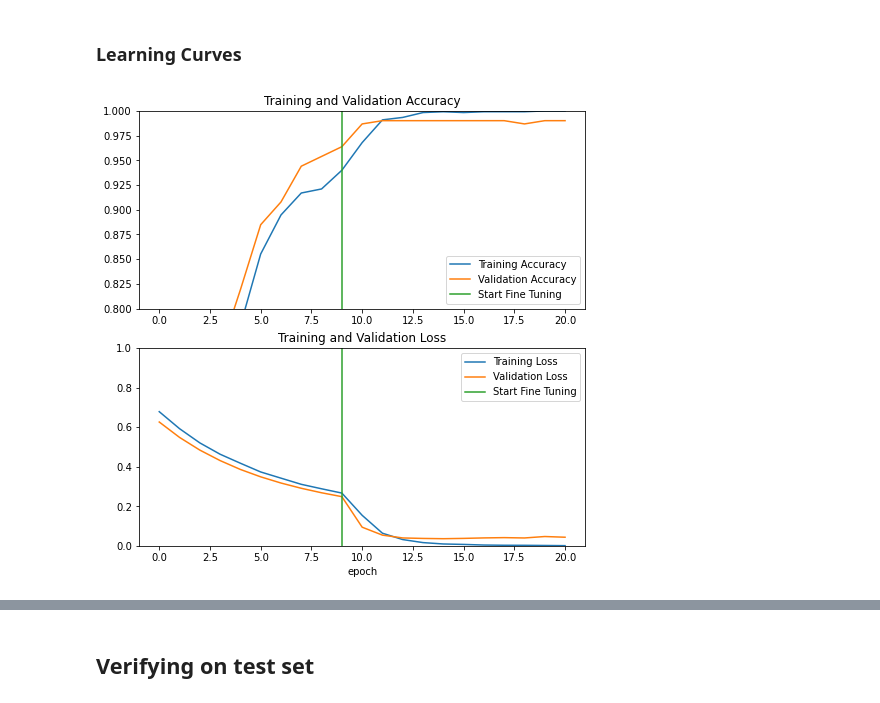
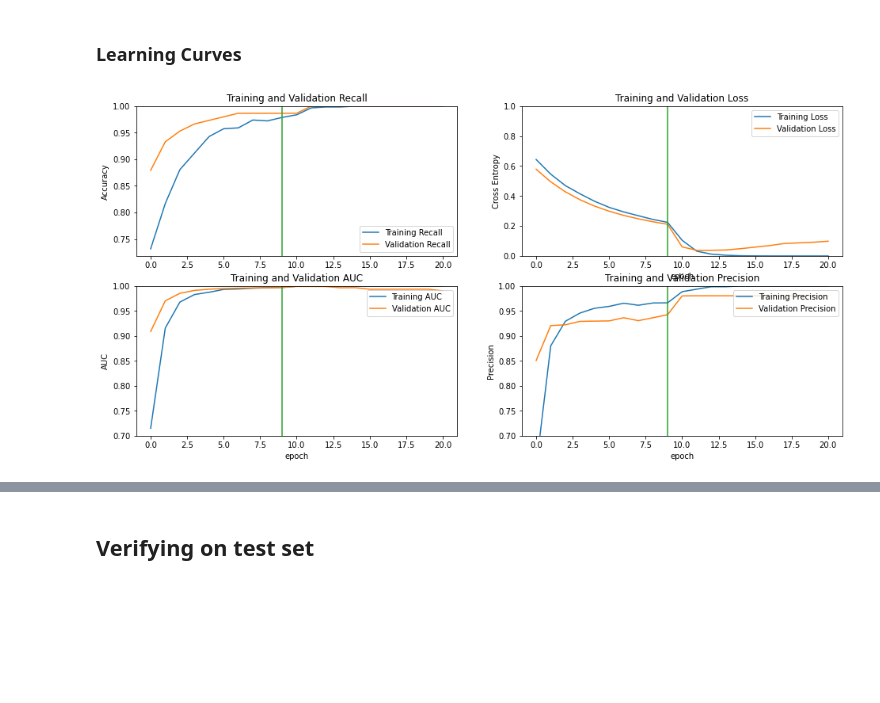
Before and after one commit to charliegallop/FireIdentificationmCNN, a Jupyter notebook: code/Notebooks/TL_EfficientNetB4.ipynb, the cells around one changed output, grey strips where cells are left out. Drawn from its saved outputs; the diff is of its cells as text; code cells hidden in the pictures; blank space fills up the shorter version.

```diff
--- a/code/Notebooks/TL_EfficientNetB4.ipynb
+++ b/code/Notebooks/TL_EfficientNetB4.ipynb
@@ -159,7 +158,7 @@ print(feature_batch_average.shape)
 # %% [output]
 (32, 1792)
 # %%
-prediction_layer = tf.keras.layers.Dense(1)
+prediction_layer = tf.keras.layers.Dense(1, activation = 'sigmoid')
 prediction_batch = prediction_layer(feature_batch_average)
 print(prediction_batch.shape)
 # %% [output]
@@ -167,7 +166,7 @@ print(prediction_batch.shape)
 # %% [markdown]
 ### Chain together the model
 # %%
-inputs = tf.keras.Input(shape = (160, 160, 3))
+inputs = tf.keras.Input(shape = (IMG_SHAPE))
 x = base_model(inputs, training = False)
 x = global_average_layer(x)
 x = tf.keras.layers.Dropout(0.2)(x)
@@ -176,10 +175,13 @@ model = tf.keras.Model(inputs, outputs)
 # %% [markdown]
 ### Compile the model
 # %%
+# Useful metrics paper:
+# https://www.tensorflow.org/tutorials/structured_data/imbalanced_data
+
 base_learning_rate = 0.0001
 model.compile(optimizer = tf.keras.optimizers.Adam(learning_rate = base_learning_rate),
               loss = tf.keras.losses.BinaryCrossentropy(from_logits=(True)),
-              metrics = ['accuracy'])
+              metrics = [tf.keras.metrics.Precision(name = "precision"), tf.keras.metrics.Recall(name = "recall"),tf.keras.metrics.AUC(name = "auc")] )
 # %%
 
 model.summary()
@@ -307,7 +337,7 @@ for layer in base_model.layers[:fine_tune_at]:
 
 model.compile(loss = tf.keras.losses.BinaryCrossentropy(from_logits = True),
               optimizer = tf.keras.optimizers.RMSprop(learning_rate = base_learning_rate/10),
-              metrics = ['accuracy'])
+              metrics = [tf.keras.metrics.Precision(name = "precision"), tf.keras.metrics.Recall(name = "recall"),tf.keras.metrics.AUC(name = "auc")])
 
 model.summary()
 # %% [output]
@@ -364,34 +394,64 @@ Epoch 20/20
 # %% [markdown]
 ### Learning Curves
 # %%
-acc += history_fine.history['accuracy']
-val_acc += history_fine.history['val_accuracy']
+recall += history_fine.history['recall']
+val_recall += history_fine.history['val_recall']
 
 loss += history_fine.history['loss']
 val_loss += history_fine.history['val_loss']
 
-plt.figure(figsize=(8, 8))
-plt.subplot(2, 1, 1)
-plt.plot(acc, label='Training Accuracy')
-plt.plot(val_acc, label='Validation Accuracy')
-plt.ylim([0.8, 1])
+auc += history_fine.history['auc']
+val_auc += history_fine.history['val_auc']
+
+precision += history_fine.history['precision']
+val_pre += history_fine.history['val_precision']
+
+plt.figure(figsize = (16, 16))
+plt.subplot(4, 2, 1)
+plt.plot(recall, label = 'Training Recall')
+plt.plot(val_recall, label='Validation Recall')
+plt.legend(loc='lower right')
+plt.ylabel('Accuracy')
+plt.ylim([min(plt.ylim()),1])
 plt.plot([initial_epochs-1,initial_epochs-1],
-          plt.ylim(), label='Start Fine Tuning')
-plt.legend(loc='lower right')
-plt.title('Training and Validation Accuracy')
+         plt.ylim(), label='Start Fine Tuning')
+plt.title('Training and Validation Recall')
 
-plt.subplot(2, 1, 2)
+plt.subplot(4, 2, 2)
 plt.plot(loss, label='Training Loss')
 plt.plot(val_loss, label='Validation Loss')
-plt.ylim([0, 1.0])
+plt.legend(loc='upper right')
+plt.ylabel('Cross Entropy')
+plt.ylim([0,1.0])
 plt.plot([initial_epochs-1,initial_epochs-1],
          plt.ylim(), label='Start Fine Tuning')
-plt.legend(loc='upper right')
 plt.title('Training and Validation Loss')
 plt.xlabel('epoch')
+
+plt.subplot(4, 2, 3)
+plt.plot(auc, label = 'Training AUC')
+plt.plot(val_auc, label='Validation AUC')
+plt.legend(loc='upper right')
+plt.ylabel('AUC')
+plt.ylim([0.7,1.0])
+plt.plot([initial_epochs-1,initial_epochs-1],
+         plt.ylim(), label='Start Fine Tuning')
+plt.title('Training and Validation AUC')
+plt.xlabel('epoch')
+
+plt.subplot(4, 2, 4)
+plt.plot(precision, label = 'Training Precision')
+plt.plot(val_pre, label='Validation Precision')
+plt.legend(loc='upper right')
+plt.ylabel('Precision')
+plt.ylim([0.7,1.0])
+plt.plot([initial_epochs-1,initial_epochs-1],
+         plt.ylim(), label='Start Fine Tuning')
+plt.title('Training and Validation Precision')
+plt.xlabel('epoch')
 plt.show()
 # %% [output]
-[figure, old version]
+[figure, new version]
 # %%
 test_ds = tf.keras.preprocessing.image_dataset_from_directory(
     test_dir,
```
Also changed, not shown: parts of 30 cells of this notebook, 5 other files.
